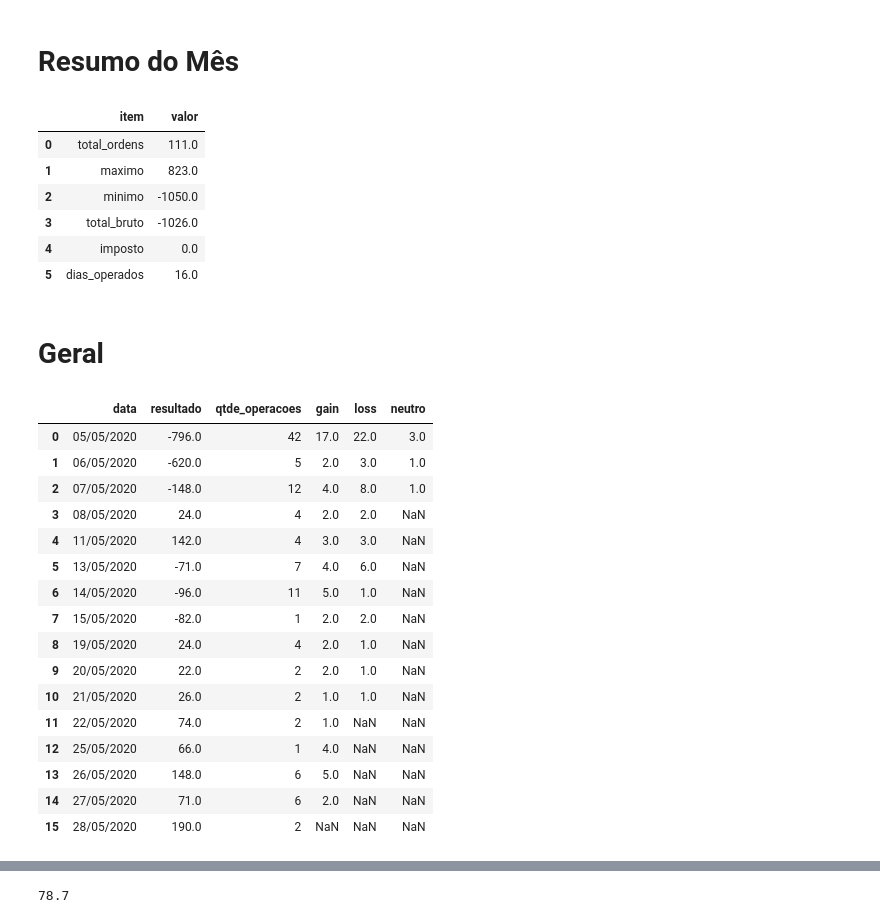
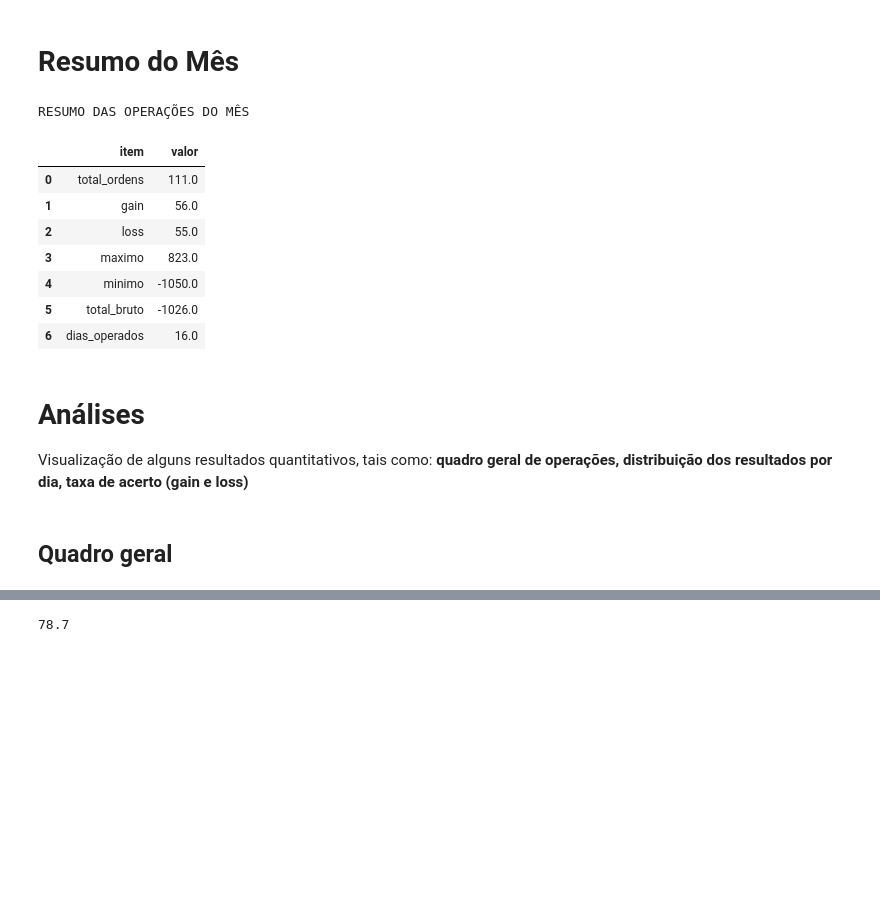
Before and after one commit to razevedocosta/data_analysis, a Jupyter notebook: Day_Trade.ipynb, the cells around one changed output, grey strips where cells are left out. Saved outputs shown, nothing was run; the diff lists cells and outputs as text; code cells hidden in the pictures; blank space fills up the shorter version.

```diff
--- a/Day_Trade.ipynb
+++ b/Day_Trade.ipynb
@@ -23,6 +19,6 @@ dados = pd.read_csv('trade_maio.csv', sep=";")
 # %% [markdown]
 # Tratamento dos dados
 # %%
-# excluindo colunas desnecessáris
-dados.drop(['Qtd', 'Saldo', 'Custos', 'Result Aber', 'TET', 'MEP', 'MEN'], inplace = True, axis=1)
-dados.head()
+# excluindo colunas desnecessárias
+dados.drop(['Qtd', 'Saldo', 'Custos', 'Result Aber', 'Result Fech', 'TET', 'MEP', 'MEN'], inplace = True, axis=1)
+#dados.head()
@@ -68,34 +43,44 @@ dados['Res. Tot. Líq.'] = dados['Res. Tot. Líq.'].astype(float)
+# %%
+# total de operações em gain
+gain = dados.loc[dados['resultado'] == 'gain']
+gain = gain['resultado'].count()
+
+# total de operações em loss
+loss = dados.loc[dados['resultado'] == 'loss']
+loss = loss['resultado'].count()
 # %%
 # criar dataframe para resumo das informações do mês
-
 total = dados['Papel'].count()
 maximo = dados['Res. Tot. Líq.'].max()
 minimo = dados['Res. Tot. Líq.'].min()
 total_bruto = dados['Res. Tot. Líq.'].sum()
 dias_operados = dados['Data'].unique().size
 
-ir = 0
-if (total_liquido > 0):
-  ir = (total_liquido * 0.2) - irrf
-else:
-  ir = 0
-
-descricao = {'item': ['total_ordens','maximo','minimo','total_bruto','imposto','dias_operados'],
-             'valor': [total, maximo, minimo, total_bruto, ir, dias_operados]
+descricao = {'item': ['total_ordens','gain','loss','maximo','minimo','total_bruto','dias_operados'],
+             'valor': [total, gain, loss, maximo, minimo, total_bruto, dias_operados]
             }
 
 df = pd.DataFrame(descricao, columns = ['item', 'valor'])
+
+print("RESUMO DAS OPERAÇÕES DO MÊS")
 df
 # %% [output]
+RESUMO DAS OPERAÇÕES DO MÊS
 |  | item | valor |
 | 0 | total_ordens | 111.0 |
-| 1 | maximo | 823.0 |
-| 2 | minimo | -1050.0 |
-| 3 | total_bruto | -1026.0 |
-| 4 | imposto | 0.0 |
-| 5 | dias_operados | 16.0 |
+| 1 | gain | 56.0 |
+| 2 | loss | 55.0 |
+| 3 | maximo | 823.0 |
+| 4 | minimo | -1050.0 |
+| 5 | total_bruto | -1026.0 |
+| 6 | dias_operados | 16.0 |
-# %% [markdown]
-# Geral
+# %% [markdown]
+# Análises
+
+Visualização de alguns resultados quantitativos, tais como:
+**quadro geral de operações, distribuição dos resultados por dia, taxa de acerto (gain e loss)**
+# %% [markdown]
+## Quadro geral
 # %%
 # total de operações realizadas por dia
 operacoes = dados.groupby(['Data'], as_index=False)['Res. Tot. Líq.'].count()
@@ -126,24 +113,4 @@ neutro = dfNeutro.groupby(['Data'], as_index=False)['Res. Tot. Líq.'].count()
 # %%
 # inserir as colunas gain e loss no dataFrame
-resumo.insert(loc=3, column='gain', value=gain['Res. Tot. Líq.'])
-resumo.insert(loc=4, column='loss', value=loss['Res. Tot. Líq.'])
-resumo.insert(loc=5, column='neutro', value=neutro['Res. Tot. Líq.'])
-resumo
+resumo.insert(loc=3, column='gain', value=gain['resultado'])
+resumo.insert(loc=4, column='loss', value=loss['resultado'])
-# %% [output]
-|  | data | resultado | qtde_operacoes | gain | loss | neutro |
-| 0 | 05/05/2020 | -796.0 | 42 | 17.0 | 22.0 | 3.0 |
-| 1 | 06/05/2020 | -620.0 | 5 | 2.0 | 3.0 | 1.0 |
-| 2 | 07/05/2020 | -148.0 | 12 | 4.0 | 8.0 | 1.0 |
-| 3 | 08/05/2020 | 24.0 | 4 | 2.0 | 2.0 | NaN |
-| 4 | 11/05/2020 | 142.0 | 4 | 3.0 | 3.0 | NaN |
-| 5 | 13/05/2020 | -71.0 | 7 | 4.0 | 6.0 | NaN |
-| 6 | 14/05/2020 | -96.0 | 11 | 5.0 | 1.0 | NaN |
-| 7 | 15/05/2020 | -82.0 | 1 | 2.0 | 2.0 | NaN |
-| 8 | 19/05/2020 | 24.0 | 4 | 2.0 | 1.0 | NaN |
-| 9 | 20/05/2020 | 22.0 | 2 | 2.0 | 1.0 | NaN |
-| 10 | 21/05/2020 | 26.0 | 2 | 1.0 | 1.0 | NaN |
-| 11 | 22/05/2020 | 74.0 | 2 | 1.0 | NaN | NaN |
-| 12 | 25/05/2020 | 66.0 | 1 | 4.0 | NaN | NaN |
-| 13 | 26/05/2020 | 148.0 | 6 | 5.0 | NaN | NaN |
-| 14 | 27/05/2020 | 71.0 | 6 | 2.0 | NaN | NaN |
-| 15 | 28/05/2020 | 190.0 | 2 | NaN | NaN | NaN |
```
Also changed, not shown: parts of 39 cells of this notebook.
